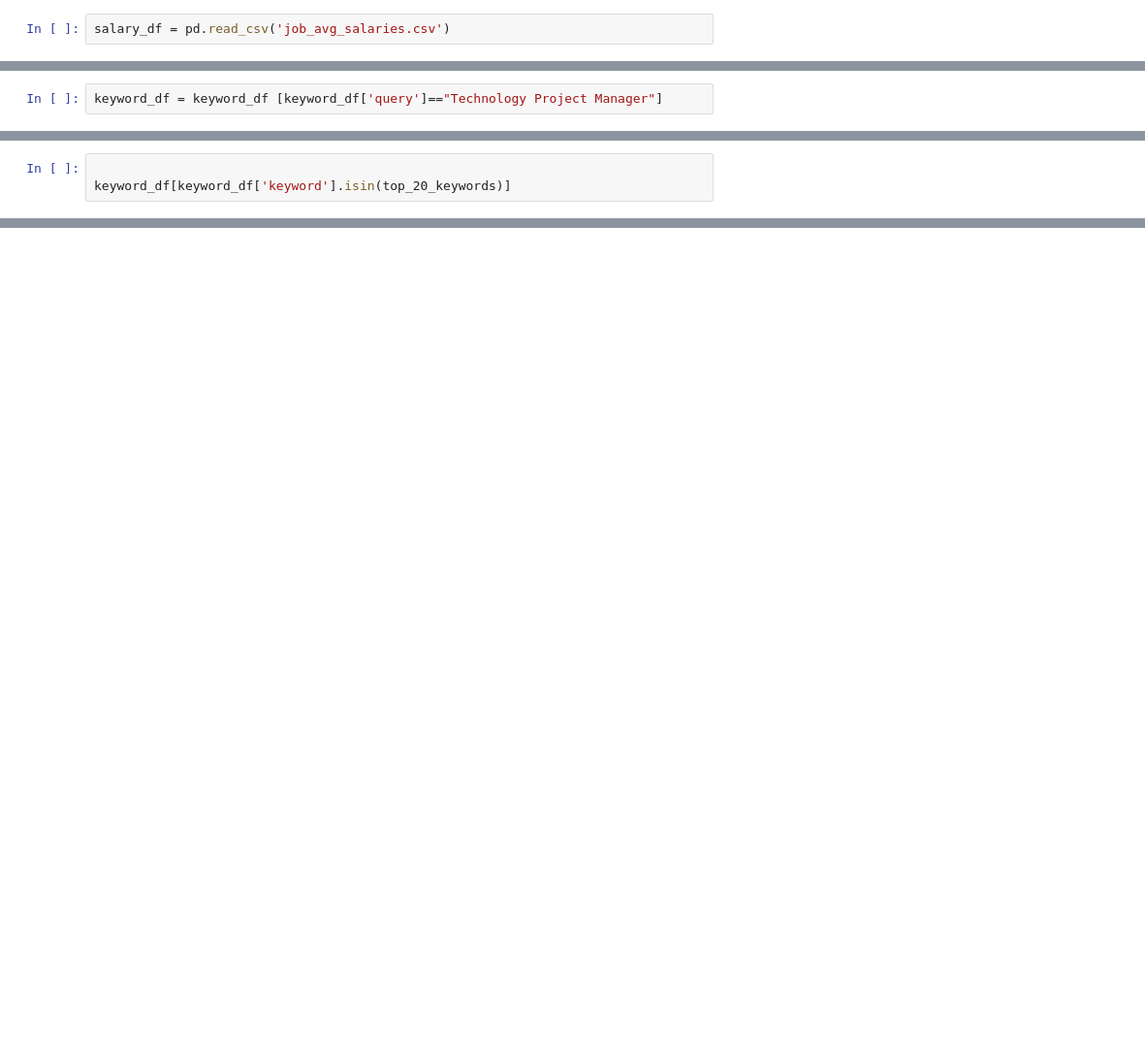
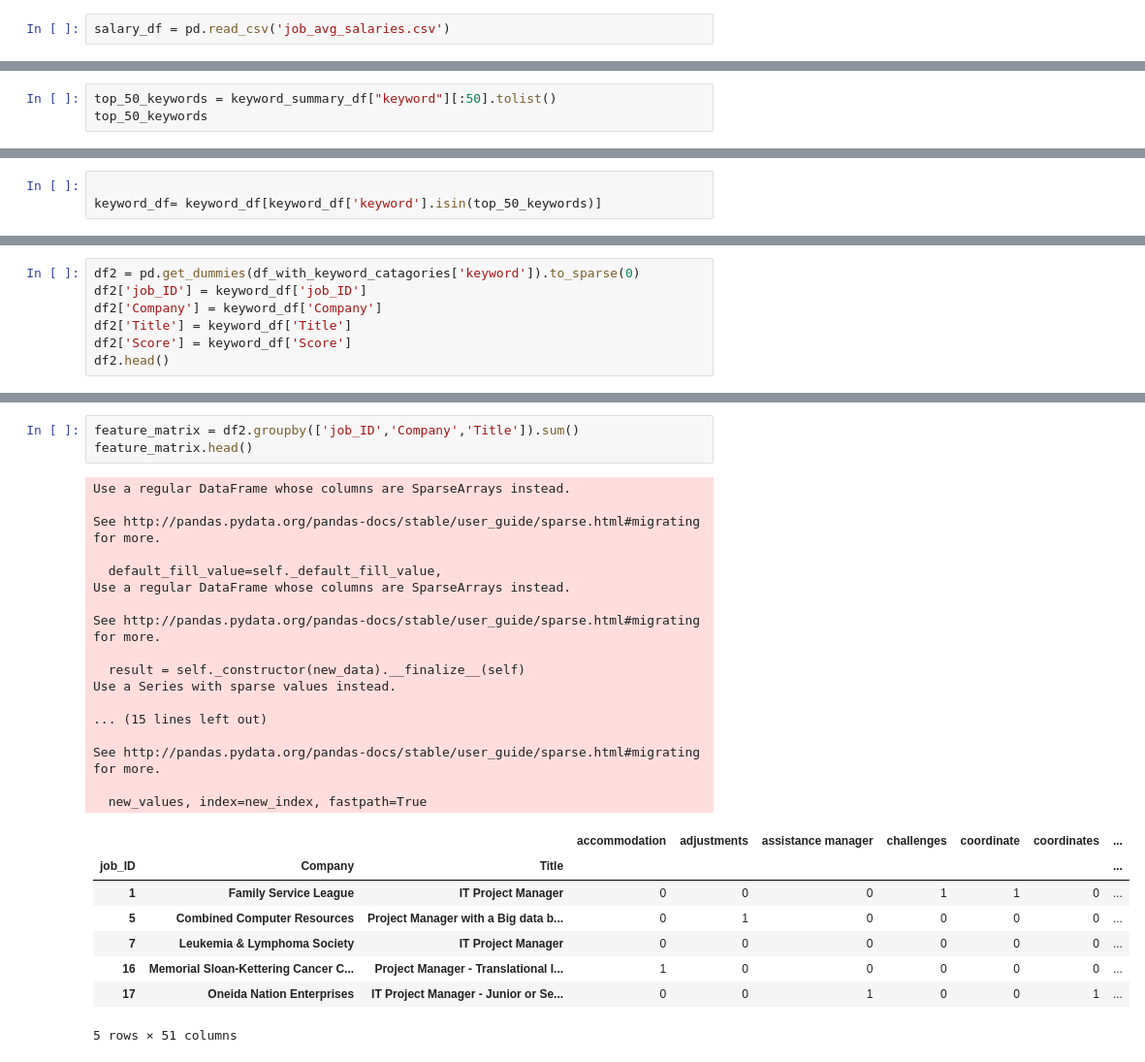
Before and after one commit to dmeyers83/TermEstimate, a Jupyter notebook: coinjoint.ipynb, the cells around one changed output, grey strips where cells are left out. Shown at 97% size. Saved outputs shown, nothing was run; the diff lists cells and outputs as text; blank space fills up the shorter version.

```diff
--- a/coinjoint.ipynb
+++ b/coinjoint.ipynb
@@ -45,2 +61,0 @@ salary_df.head()
-# %%
-keyword_df = keyword_df [keyword_df['query']=="Technology Project Manager"]
@@ -59,0 +62,3 @@ df_pm_20= keyword_summary_df[keyword_summary_df['query']=="Technology Project Ma
+# %%
+top_50_keywords = keyword_summary_df["keyword"][:50].tolist()
+top_50_keywords
@@ -60,3 +85,3 @@ df_pm_20= keyword_summary_df[keyword_summary_df['query']=="Technology Project Ma
 # %%
 
-keyword_df[keyword_df['keyword'].isin(top_20_keywords)]
+keyword_df= keyword_df[keyword_df['keyword'].isin(top_50_keywords)]
@@ -81,0 +104,7 @@ keyword_df[keyword_df['keyword'].isin(top_20_keywords)]
+# %%
+df2 = pd.get_dummies(df_with_keyword_catagories['keyword']).to_sparse(0)
+df2['job_ID'] = keyword_df['job_ID']
+df2['Company'] = keyword_df['Company']
+df2['Title'] = keyword_df['Title']
+df2['Score'] = keyword_df['Score']
+df2.head()
@@ -81,0 +136,29 @@ keyword_df[keyword_df['keyword'].isin(top_20_keywords)]
+# %%
+feature_matrix = df2.groupby(['job_ID','Company','Title']).sum()
+feature_matrix.head()
+# %% [output]
+Use a regular DataFrame whose columns are SparseArrays instead.
+
+See http://pandas.pydata.org/pandas-docs/stable/user_guide/sparse.html#migrating for more.
+
+  default_fill_value=self._default_fill_value,
+Use a regular DataFrame whose columns are SparseArrays instead.
+
+See http://pandas.pydata.org/pandas-docs/stable/user_guide/sparse.html#migrating for more.
+
+  result = self._constructor(new_data).__finalize__(self)
+Use a Series with sparse values instead.
+
+... (15 lines left out)
+
+See http://pandas.pydata.org/pandas-docs/stable/user_guide/sparse.html#migrating for more.
+
+  new_values, index=new_index, fastpath=True
+|  |  |  | accommodation | adjustments | assistance manager | challenges | coordinate | coordinates | ... |
+| job_ID | Company | Title |  |  |  |  |  |  | ... |
+| 1 | Family Service League | IT Project Manager | 0 | 0 | 0 | 1 | 1 | 0 | ... |
+| 5 | Combined Computer Resources | Project Manager with a Big data b... | 0 | 1 | 0 | 0 | 0 | 0 | ... |
+| 7 | Leukemia & Lymphoma Society | IT Project Manager | 0 | 0 | 0 | 0 | 0 | 0 | ... |
+| 16 | Memorial Sloan-Kettering Cancer C... | Project Manager - Translational I... | 1 | 0 | 0 | 0 | 0 | 0 | ... |
+| 17 | Oneida Nation Enterprises | IT Project Manager - Junior or Se... | 0 | 0 | 1 | 0 | 0 | 1 | ... |
+5 rows × 51 columns
```
Also changed, not shown: parts of 20 cells of this notebook, 1 other file.
